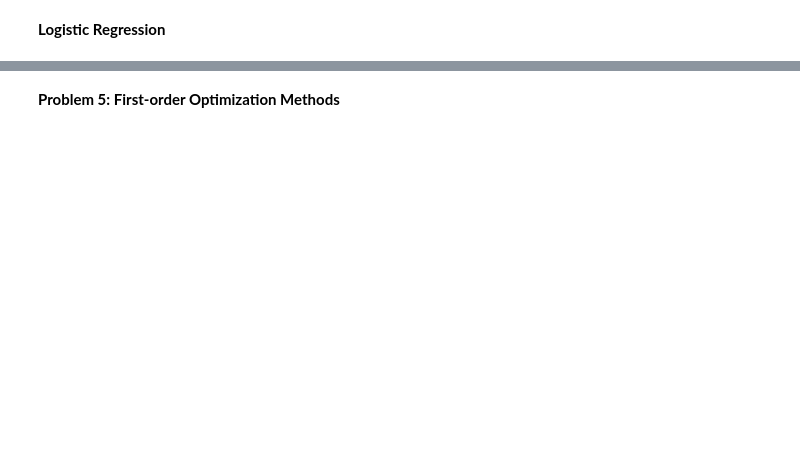
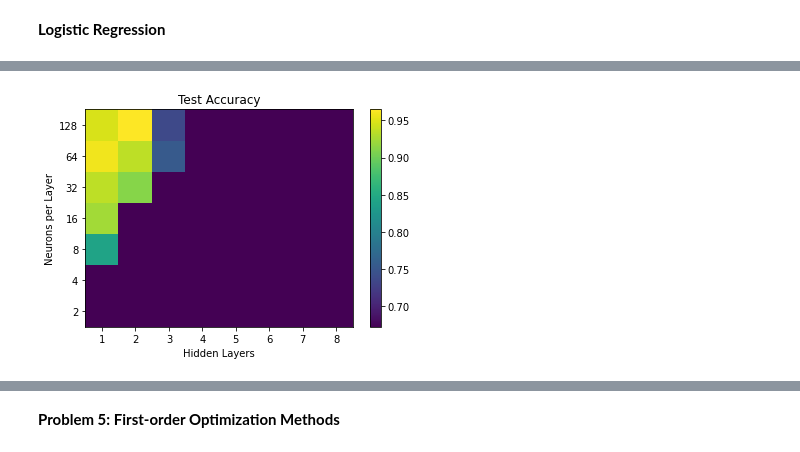
Before and after one commit to felipemontano10/DeepLearning, a Jupyter notebook: PS3_JFelipeMontanoCampos.ipynb, the cells around one changed output, grey strips where cells are left out. Saved outputs shown, nothing was run; the diff lists cells and outputs as text; code cells hidden in the pictures; blank space fills up the shorter version.

```diff
--- a/PS3_JFelipeMontanoCampos.ipynb
+++ b/PS3_JFelipeMontanoCampos.ipynb
@@ -184,0 +367,12 @@ plt.show()
+# %%
+# Heat map for the Accuracy in the Test Test
+plt.pcolormesh(np.transpose(accuracy))
+plt.xticks(np.arange(0.5, 8.5, 1), N_list)
+plt.yticks(np.arange(0.5, 7.5, 1), M_list)
+plt.colorbar()
+plt.title('Test Accuracy')
+plt.ylabel('Neurons per Layer')
+plt.xlabel('Hidden Layers')
+plt.show()
+# %% [output]
+[figure, added]
```
Also changed, not shown: parts of 30 cells of this notebook.
